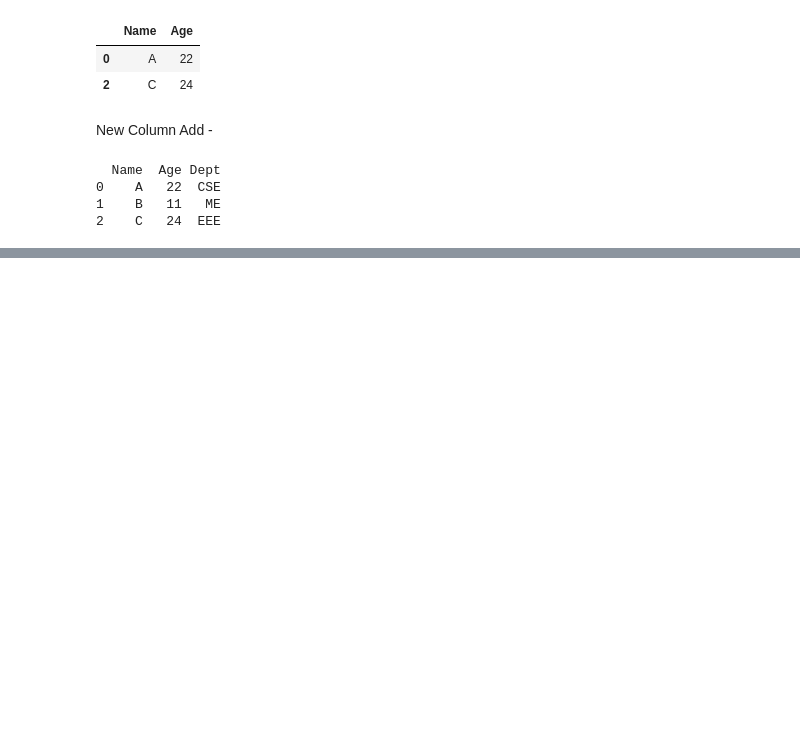
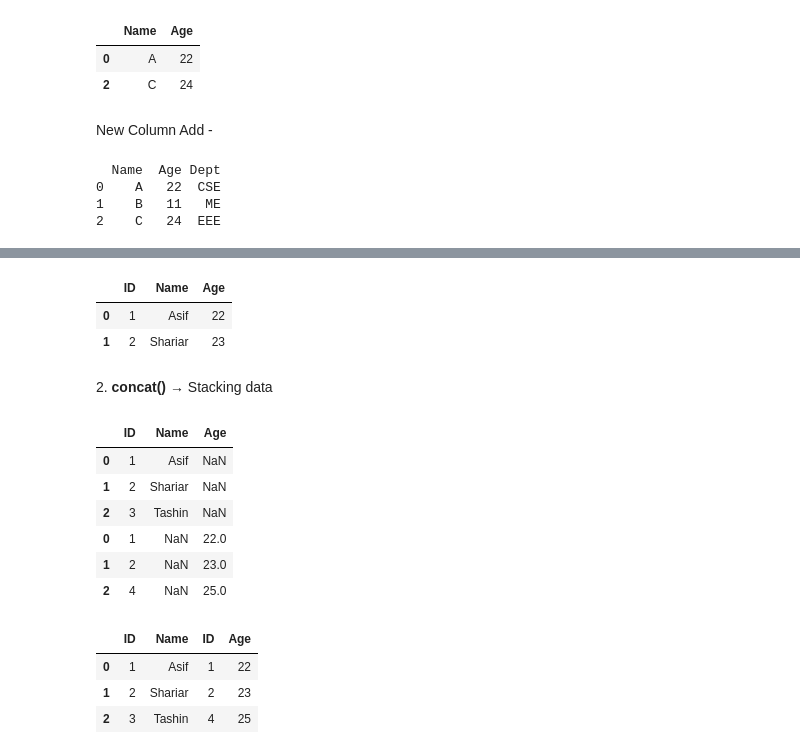
Before and after one commit to asif-shariar7/Pandas, a Jupyter notebook: Pandas.ipynb, the cells around one changed output, grey strips where cells are left out. Saved outputs shown, nothing was run; the diff lists cells and outputs as text; code cells hidden in the pictures; blank space fills up the shorter version.

```diff
--- a/Pandas.ipynb
+++ b/Pandas.ipynb
@@ -95,0 +396,38 @@ print(df)
+# %%
+df1 = pd.DataFrame({
+    "ID": [1, 2, 3],
+    "Name": ["Asif", "Shariar", "Tashin"]
+})
+
+df2 = pd.DataFrame({
+    "ID": [1, 2, 4],
+    "Age": [22, 23, 25]
+})
+
+merge_df = pd.merge(df1, df2, on = "ID", how="inner")
+merge_df
+# %% [output]
+|  | ID | Name | Age |
+| 0 | 1 | Asif | 22 |
+| 1 | 2 | Shariar | 23 |
+# %% [markdown]
+<p>2. <b>concat()</b> → Stacking data</p>
+# %%
+# Row-wise (default)
+pd.concat([df1, df2])
+# %% [output]
+|  | ID | Name | Age |
+| 0 | 1 | Asif | NaN |
+| 1 | 2 | Shariar | NaN |
+| 2 | 3 | Tashin | NaN |
+| 0 | 1 | NaN | 22.0 |
+| 1 | 2 | NaN | 23.0 |
+| 2 | 4 | NaN | 25.0 |
+# %%
+# Column-wise
+pd.concat([df1, df2], axis=1)
+# %% [output]
+|  | ID | Name | ID | Age |
+| 0 | 1 | Asif | 1 | 22 |
+| 1 | 2 | Shariar | 2 | 23 |
+| 2 | 3 | Tashin | 4 | 25 |
```
Also changed, not shown: parts of 43 cells of this notebook.
